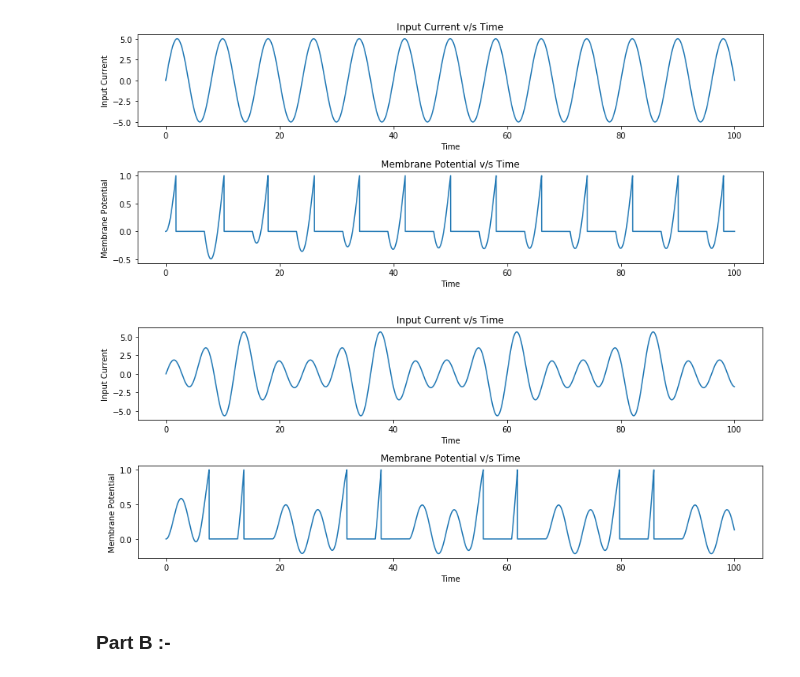
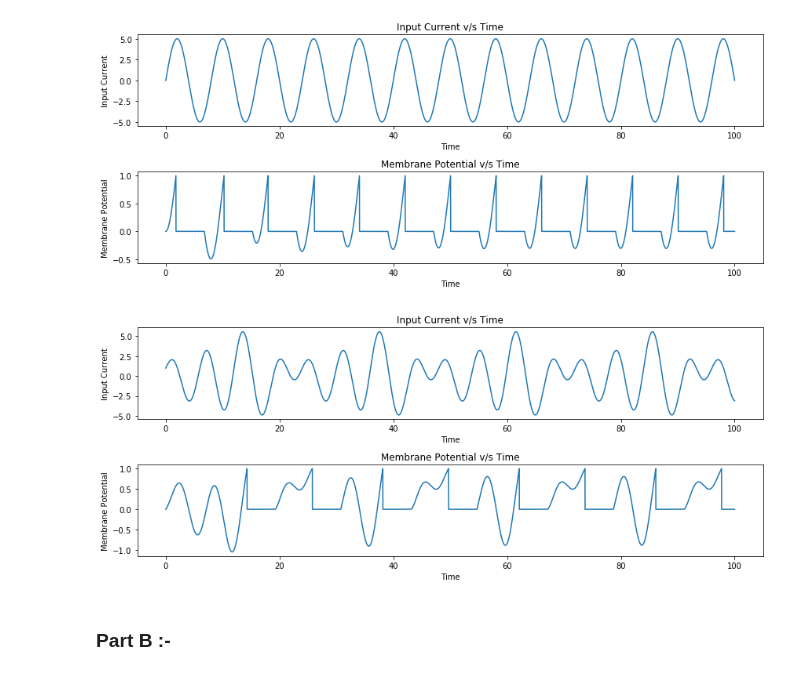
Before and after one commit to v4aibhav-varshney/SAiDL-Assignment, a Jupyter notebook: Question-1.ipynb, the cells around one changed output. Cells and saved outputs as stored; diff of their text form; code cells hidden in the pictures.

```diff
--- a/Question-1.ipynb
+++ b/Question-1.ipynb
@@ -55,11 +63,11 @@ plt.tight_layout()
 # %%
-# Part 2 :
+#Part 2 :
 
-t=np.linspace(0,100,5000)
 fig,axes=plt.subplots(2,1,figsize=(12,5))
+t=np.linspace(0,100,50000)
 
 def Input_current(t) :
-        return 1.5
+    return 1.5
 
 I=list(map(Input_current,t))
 axes[0].plot(t,I)
@@ -67,26 +75,34 @@ axes[0].set_title('Input Current v/s Time')
 axes[0].set_xlabel('Time')
 axes[0].set_ylabel('Input Current')
 
+
 def Potential (t) :
     global t_fire
-
-    I = Input_current(t)
     R = 2
     C = 5
+    y0=0
 
-    if (t>=t_fire -5) and (t<= t_fire) and (t_fire!=0) :
-        return 0
+    y=np.zeros(len(t))
+    y[0]=y0
 
-    u = R * I * (1 - np.exp( -(t -t_fire) / (R*C) ) )
+    for n in range(0,len(t)-1) :
 
-    if (u>=1) :
-        t_fire =t + 5
+        I=Input_current(t[n])
+        f = lambda y,t :(-y + I * R) / (R * C)
+        y[n+1] = y[n] + f(y[n],t[n]) * (t[n+1]-t[n])
 
-    return u
+        if (y[n+1]>=1) :
+            t_fire =t[n] + 5
+
+        if (t[n]>=t_fire -5) and (t[n]<= t_fire) and (t_fire!=0) :
+            y[n+1]=0
+
+    return y
 
 t_fire=0
 
-U = list(map(Potential,t))
+U=Potential(t)
+
 axes[1].plot(t,U)
 axes[1].set_title('Membrane Potential v/s Time')
 axes[1].set_xlabel('Time')
@@ -159,7 +176,7 @@ def Input_current(t) :
     w1=45*pi/180
     w2=60*pi/180
     w3=30*pi/180
-    return -2*np.sin(w1*t) + 3*np.sin(w2*t) + np.sin(w3*t)
+    return -2*np.sin(w1*t) + 3*np.sin(w2*t) + np.cos(w3*t)
 
 
 I=list(map(Input_current,t))
@@ -176,34 +193,34 @@ def Potential (t) :
     y0=0
 
     y=np.zeros(len(t))
     y[0]=y0
 
     for n in range(0,len(t)-1) :
 
         I=Input_current(t[n])
         f = lambda y,t :(-y + I * R) / (R * C)
         y[n+1] = y[n] + f(y[n],t[n]) * (t[n+1]-t[n])
 
         if (y[n+1]>=1) :
             t_fire =t[n] + 5
 
         if (t[n]>=t_fire -5) and (t[n]<= t_fire) and (t_fire!=0) :
             y[n+1]=0
 
     return y
 
 t_fire=0
 
 U=Potential(t)
 
 axes[1].plot(t,U)
 axes[1].set_title('Membrane Potential v/s Time')
 axes[1].set_xlabel('Time')
 axes[1].set_ylabel('Membrane Potential')
 
 plt.tight_layout()
 # %% [output]
-[figure, old version]
+[figure, new version]
 # %% [markdown]
 ### Part B :-
 # %%
```
Also changed, not shown: parts of 2 cells of this notebook.
